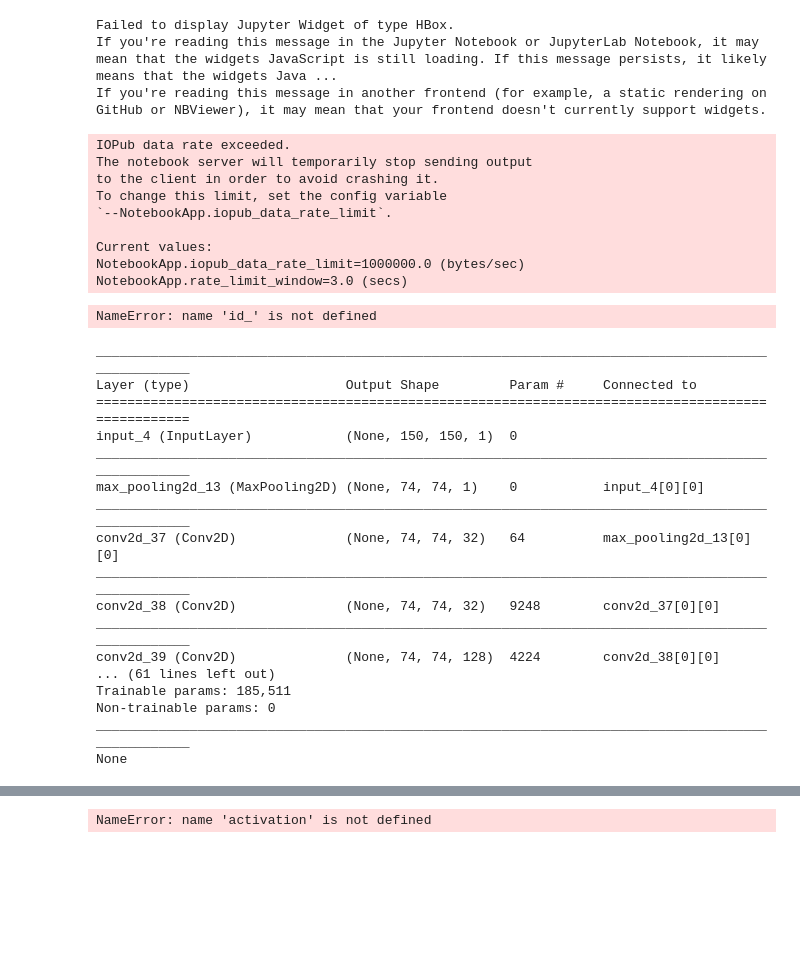
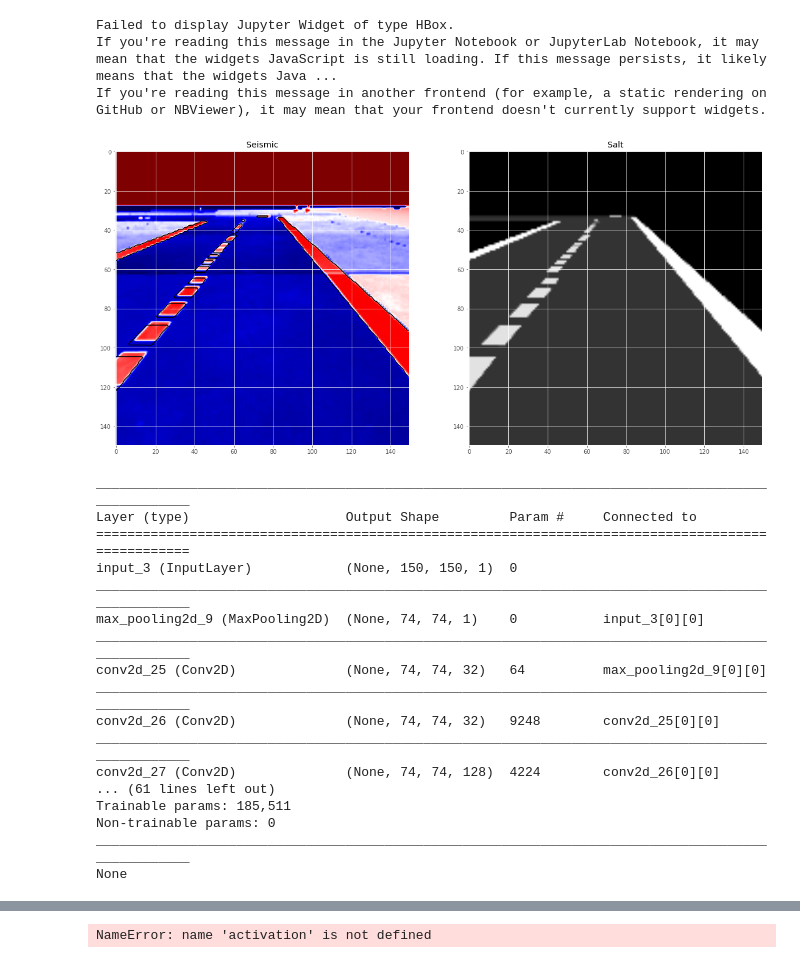
Before and after one commit to OLavrik/ddpg_fcn8s, a Jupyter notebook: ResNet/FCN.ipynb, the cells around one changed output, grey strips where cells are left out. Saved outputs shown, nothing was run; the diff lists cells and outputs as text; code cells hidden in the pictures; blank space fills up the shorter version.

```diff
--- a/ResNet/FCN.ipynb
+++ b/ResNet/FCN.ipynb
@@ -104,8 +81,8 @@ def get_data(path, train=True):
         y = np.zeros((len(ids), im_height, im_width, 1), dtype=np.float32)
 
     x_img = []
-
-    img_path = path_train+'image';
+    y_img = []
+    img_path = path+'image';
 
     for filename in os.listdir(img_path):
         if filename.endswith('.png'):
@@ -113,26 +90,21 @@ def get_data(path, train=True):
             img=resize(img, (150,150,1), mode='constant', preserve_range=True)
             if img is not None:
                 x_img.append(img)
-    print(x_img)
+    #print(x_img)
   #  x_img = resize(x_img, (150, 150, 1), mode='constant', preserve_range=True)
 
-    if train:
-        mask = img_to_array(load_img(path + '/segm/' + id_, grayscale=True))
-    mask = resize(mask, (150, 150, 1), mode='constant', preserve_range=True)
+    img_path2 = path+'segm';
+    for filename in os.listdir(img_path2):
+        if filename.endswith('.png'):
+            img = cv2.imread(os.path.join(img_path2, filename))
+            img=resize(img, (150,150,1), mode='constant', preserve_range=True)
+            if img is not None:
+                y_img.append(img)
+    #print(y_img)
+
 
     if train:
         return X, y
     else:
         return X
 X, y = get_data(path_train, train=True)
-# %% [output]
-IOPub data rate exceeded.
-The notebook server will temporarily stop sending output
-to the client in order to avoid crashing it.
-To change this limit, set the config variable
-`--NotebookApp.iopub_data_rate_limit`.
-
-Current values:
-NotebookApp.iopub_data_rate_limit=1000000.0 (bytes/sec)
-NotebookApp.rate_limit_window=3.0 (secs)
-NameError: name 'id_' is not defined
@@ -142,25 +111,23 @@ import glob
-# %%
-#не запускать
-def get_data(path, train=True):
-    X=[]
-    y=[]
-    for fn in glob.glob(path_train+'/image/*.png'):
-        im1 = Image.open(fn)
-        im1 = im1.resize((150,150), Image.ANTIALIAS)
-
-        X.append(im1)
-    for fn in glob.glob(path_train+'/segm/*.png'):
-        im2 = Image.open(fn)
-        im2 = im2.resize((150,150), Image.ANTIALIAS)
-
-        y.append(im2)
-    if train:
-        return X, y
-    else:
-        return X
-X, y = get_data(path_train, train=True)
 # %%
 X_train, X_valid, y_train, y_valid = train_test_split(X, y, test_size=0.15, random_state=2018)
+# %%
+import matplotlib.pyplot as plt
+plt.style.use("ggplot")
+%matplotlib inline
+# %%
+import random
+
+ix = random.randint(0, len(X_train))
+has_mask = y_train[ix].max() > 0
+fig, ax = plt.subplots(1, 2, figsize=(20, 10))
+ax[0].imshow(X_train[ix, ..., 0], cmap='seismic', interpolation='bilinear')
+if has_mask:
+    ax[0].contour(y_train[ix].squeeze(), colors='k', levels=[0.5])
+    ax[0].set_title('Seismic')
+    ax[1].imshow(y_train[ix].squeeze(), interpolation='bilinear', cmap='gray')
+    ax[1].set_title('Salt');
+# %% [output]
+[figure, added]
 # %%
 def ResConv(kol_kanal , inp ):
     a = Conv2D(kol_kanal,(1,1) ,padding="same", activation="relu" )(inp)
@@ -205,21 +172,21 @@ a=Conv2D(1,(1,1),padding="same", activation="relu")(a)
 
 model = Model(inp0, a)
 
-model.compile(loss="sparse_categorical_crossentropy", optimizer="adam", metrics=["accuracy"])
+model.compile(optimizer=Adam(), loss="binary_crossentropy", metrics=["accuracy"])
 print(model.summary())
 # %% [output]
 __________________________________________________________________________________________________
 Layer (type)                    Output Shape         Param #     Connected to
 ==================================================================================================
-input_4 (InputLayer)            (None, 150, 150, 1)  0
+input_3 (InputLayer)            (None, 150, 150, 1)  0
 __________________________________________________________________________________________________
-max_pooling2d_13 (MaxPooling2D) (None, 74, 74, 1)    0           input_4[0][0]
+max_pooling2d_9 (MaxPooling2D)  (None, 74, 74, 1)    0           input_3[0][0]
 __________________________________________________________________________________________________
-conv2d_37 (Conv2D)              (None, 74, 74, 32)   64          max_pooling2d_13[0][0]
+conv2d_25 (Conv2D)              (None, 74, 74, 32)   64          max_pooling2d_9[0][0]
 __________________________________________________________________________________________________
-conv2d_38 (Conv2D)              (None, 74, 74, 32)   9248        conv2d_37[0][0]
+conv2d_26 (Conv2D)              (None, 74, 74, 32)   9248        conv2d_25[0][0]
 __________________________________________________________________________________________________
-conv2d_39 (Conv2D)              (None, 74, 74, 128)  4224        conv2d_38[0][0]
+conv2d_27 (Conv2D)              (None, 74, 74, 128)  4224        conv2d_26[0][0]
 ... (61 lines left out)
 Trainable params: 185,511
 Non-trainable params: 0
```
Also changed, not shown: parts of 8 cells of this notebook, 1 other file.
